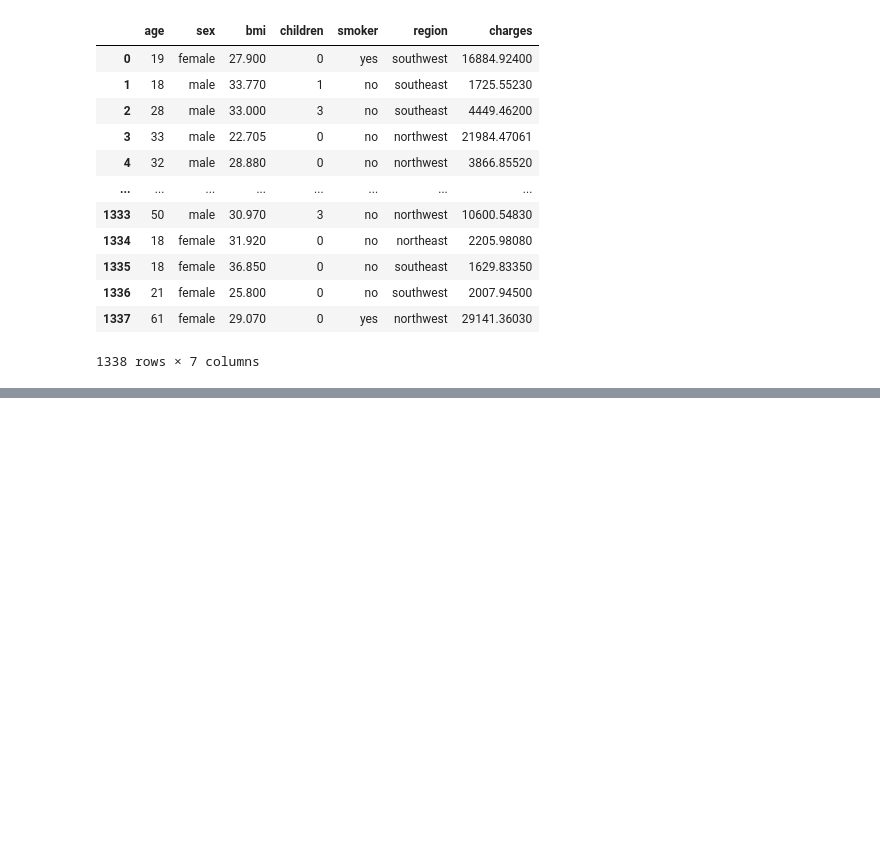
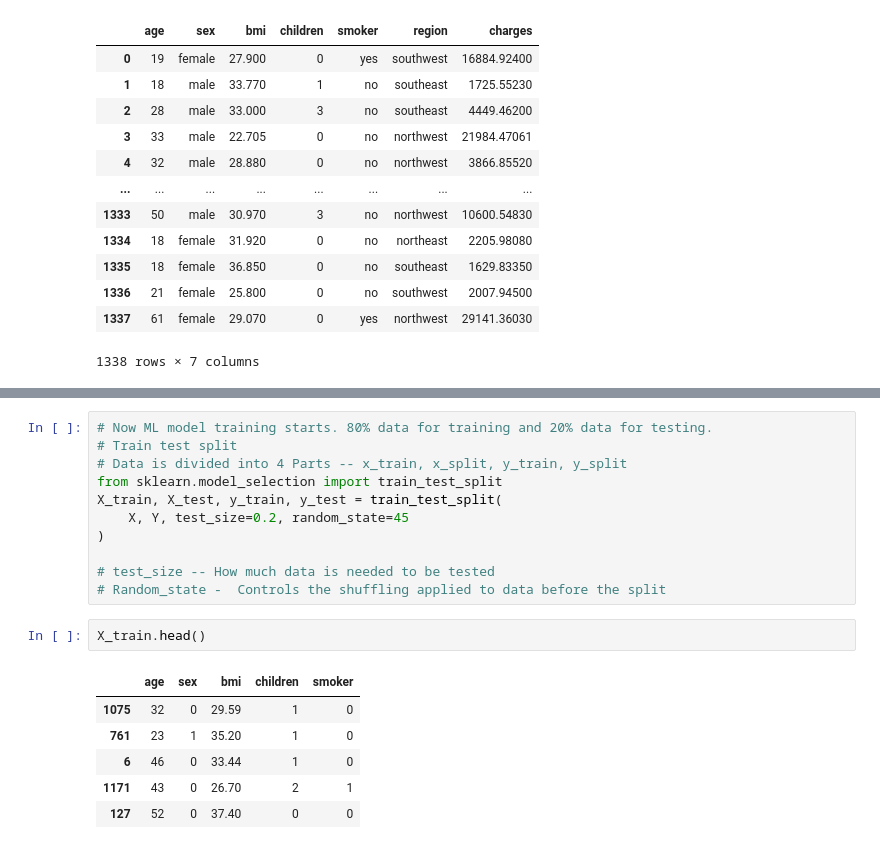
Before and after one commit to jay-0510/AI-ML-Algorithms, a Jupyter notebook: Linear Regression/linear_regression.ipynb, the cells around one changed output, grey strips where cells are left out. Cells and saved outputs as stored; diff of their text form; blank space fills up the shorter version.

```diff
--- a/Linear Regression/linear_regression.ipynb
+++ b/Linear Regression/linear_regression.ipynb
@@ -24,0 +48,20 @@ insurance_data
+# %%
+# Now ML model training starts. 80% data for training and 20% data for testing.
+# Train test split
+# Data is divided into 4 Parts -- x_train, x_split, y_train, y_split
+from sklearn.model_selection import train_test_split
+X_train, X_test, y_train, y_test = train_test_split(
+    X, Y, test_size=0.2, random_state=45
+)
+
+# test_size -- How much data is needed to be tested
+# Random_state -  Controls the shuffling applied to data before the split
+# %%
+X_train.head()
+# %% [output]
+|  | age | sex | bmi | children | smoker |
+| 1075 | 32 | 0 | 29.59 | 1 | 0 |
+| 761 | 23 | 1 | 35.20 | 1 | 0 |
+| 6 | 46 | 0 | 33.44 | 1 | 0 |
+| 1171 | 43 | 0 | 26.70 | 2 | 1 |
+| 127 | 52 | 0 | 37.40 | 0 | 0 |
```
Also changed, not shown: parts of 13 cells of this notebook.
